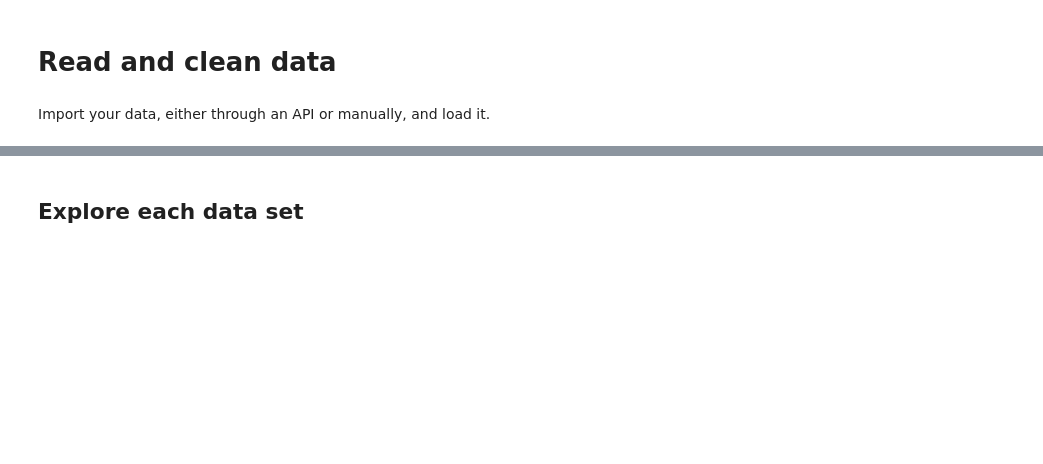
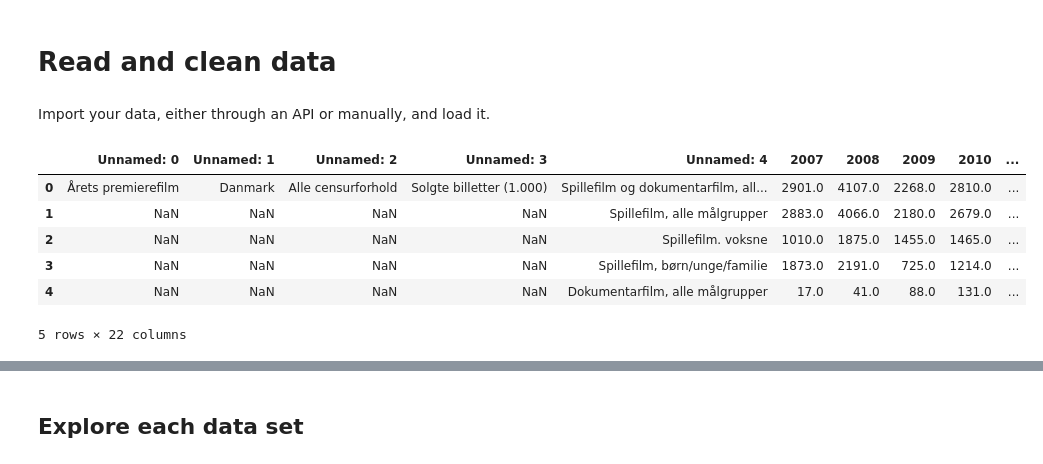
Before and after one commit to NumEconCopenhagen/projects-2024-anna-signe-og-klara, a Jupyter notebook: dataproject/dataproject.ipynb, the cells around one changed output, grey strips where cells are left out. Saved outputs shown, nothing was run; the diff lists cells and outputs as text; code cells hidden in the pictures; blank space fills up the shorter version.

```diff
--- a/dataproject/dataproject.ipynb
+++ b/dataproject/dataproject.ipynb
@@ -26,3 +39,15 @@ ModuleNotFoundError: No module named 'matplotlib_venn'
 # Read and clean data
 # %% [markdown]
 Import your data, either through an API or manually, and load it.
+# %%
+filename = 'Data/BIO5.xlsx' # open the file and have a look at it
+bio = pd.read_excel(filename, skiprows=2)
+bio.head(5)
+# %% [output]
+|  | Unnamed: 0 | Unnamed: 1 | Unnamed: 2 | Unnamed: 3 | Unnamed: 4 | 2007 | 2008 | 2009 | 2010 | ... |
+| 0 | Årets premierefilm | Danmark | Alle censurforhold | Solgte billetter (1.000) | Spillefilm og dokumentarfilm, all... | 2901.0 | 4107.0 | 2268.0 | 2810.0 | ... |
+| 1 | NaN | NaN | NaN | NaN | Spillefilm, alle målgrupper | 2883.0 | 4066.0 | 2180.0 | 2679.0 | ... |
+| 2 | NaN | NaN | NaN | NaN | Spillefilm. voksne | 1010.0 | 1875.0 | 1455.0 | 1465.0 | ... |
+| 3 | NaN | NaN | NaN | NaN | Spillefilm, børn/unge/familie | 1873.0 | 2191.0 | 725.0 | 1214.0 | ... |
+| 4 | NaN | NaN | NaN | NaN | Dokumentarfilm, alle målgrupper | 17.0 | 41.0 | 88.0 | 131.0 | ... |
+5 rows × 22 columns
```
Also changed, not shown: parts of 5 cells of this notebook, 1 other file.
